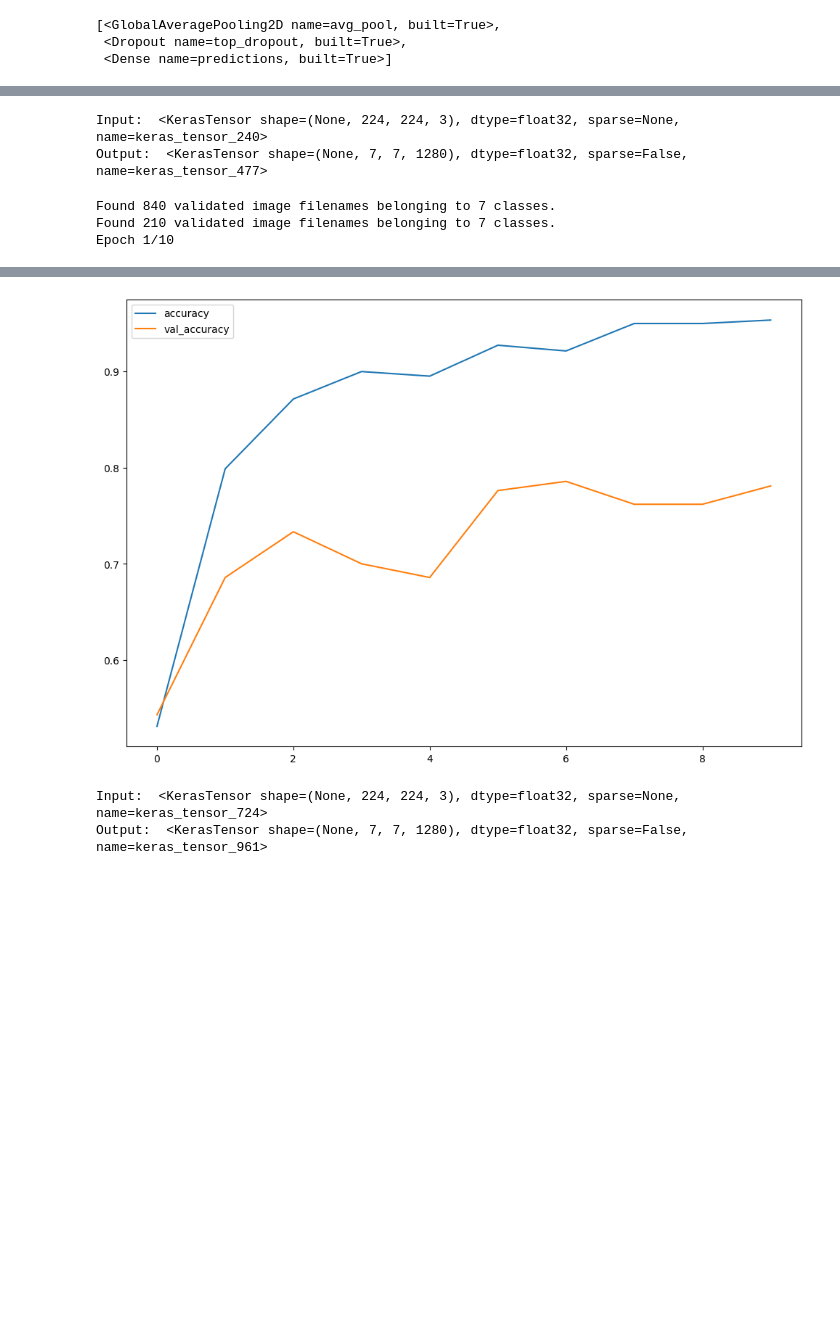
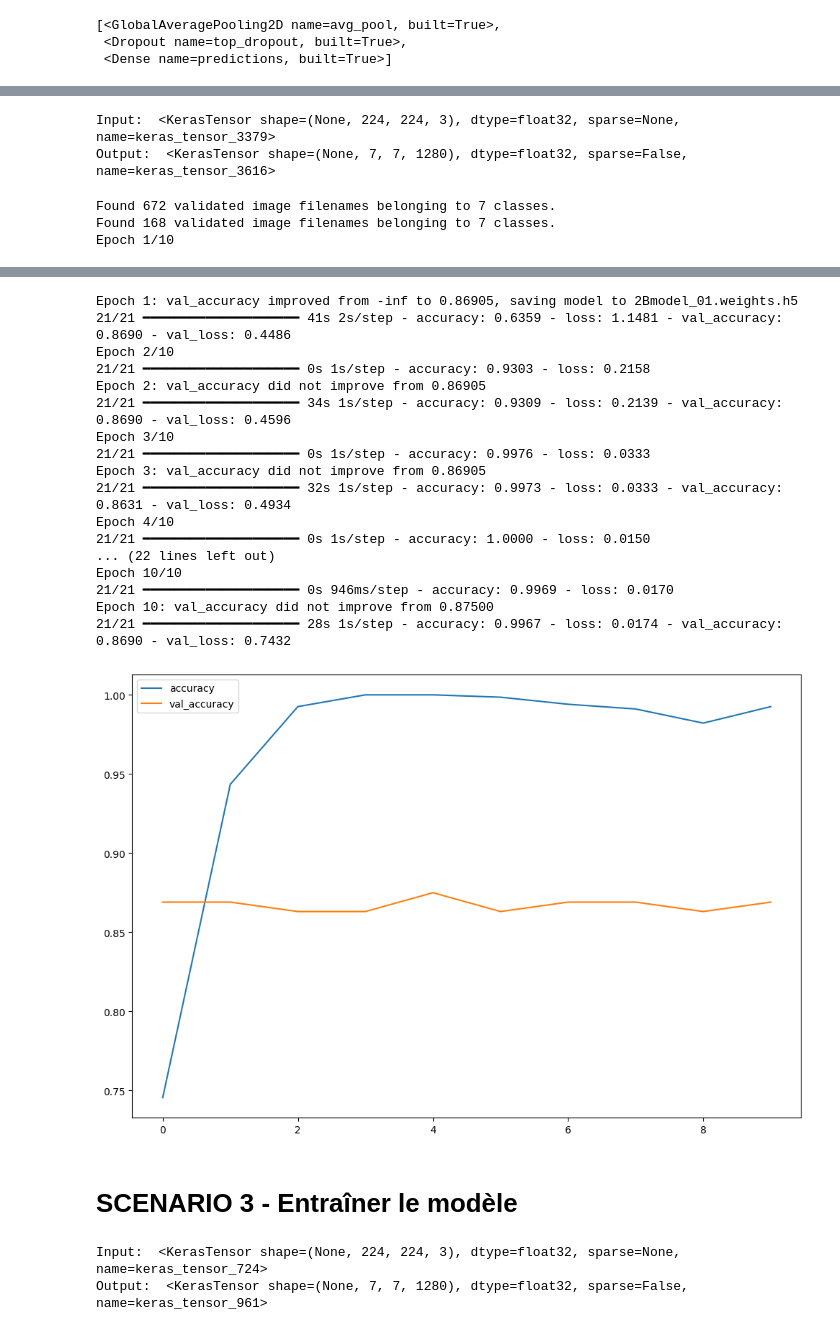
Before and after one commit to Hedredo/oc_projet_6, a Jupyter notebook: classification.ipynb, the cells around one changed output, grey strips where cells are left out. Cells and saved outputs as stored; diff of their text form; code cells hidden in the pictures; blank space fills up the shorter version.

Commit message:
MAJ_update_with_saved_weights

```diff
--- a/classification.ipynb
+++ b/classification.ipynb
@@ -73,0 +77,2 @@ model = EfficientNetB0(
+# %%
+X_train, X_test, y_train, y_test = train_test_split(image_df['image'], image_df['class'], test_size=0.2, random_state=314, stratify=image_df['class'])
@@ -73,0 +84,2 @@ model = EfficientNetB0(
+# %%
+model_params = dict()
@@ -81,5 +130,5 @@ model.layers[-3:]
 # %%
-def compile_and_fit(model, N_EPOCHS, LEARNING_RATE, data_augmentation_params=None):
+def compile_and_fit(model, N_EPOCHS, LEARNING_RATE, scenario, data_augmentation_params=None):
     if data_augmentation_params is not None:
         datagen = ImageDataGenerator(
             preprocessing_function=efficientnet_preprocess_input,
@@ -93,7 +142,7 @@ def compile_and_fit(model, N_EPOCHS, LEARNING_RATE, data_augmentation_params=Non
         )
 
     train_generator = datagen.flow_from_dataframe(
-        dataframe=image_df,
+        dataframe=train,
         directory='images',
         x_col='image',
         y_col='class',
@@ -104,7 +153,7 @@ def compile_and_fit(model, N_EPOCHS, LEARNING_RATE, data_augmentation_params=Non
     )
 
     validation_generator = datagen.flow_from_dataframe(
-        dataframe=image_df,
+        dataframe=train,
         directory='images',
         x_col='image',
         y_col='class',
@@ -121,11 +170,21 @@ def compile_and_fit(model, N_EPOCHS, LEARNING_RATE, data_augmentation_params=Non
         metrics=['accuracy']
     )
 
+    # Définir le callback pour sauvegarder les poids du modèle
+    checkpoint = ModelCheckpoint(
+        scenario+'_model_{epoch:02d}.weights.h5',
+        save_weights_only=True,
+        save_best_only=True,
+        monitor='val_accuracy',
+        mode='max',
+        verbose=1)
+
     # Entraîne le modèle
     history = model.fit(
         train_generator,
         validation_data=validation_generator,
-        epochs=N_EPOCHS
+        epochs=N_EPOCHS,
+        callbacks=[checkpoint]
     )
 
     # Retourne l'historique de l'entraînement
@@ -169,10 +402,15 @@ Epoch 10/10
 # %%
-# SCENARIO 2 : On utilise les poids pré-entraînés sur ImageNet ET on reproduit les dernières couches de l'output du modèle
-model = EfficientNetB0(
-    include_top=False,
-    weights='imagenet',
-    input_shape=(224, 224, 3)
-)
+# SCENARIO 2c : On utilise les poids pré-entraînés sur ImageNet ET avec une sortie sans régularisation avec deux dense hidden layer.
+scenario = "2C"
+# Enregistre les paramètres du modèle
+model_params[scenario] = {
+    'include_top': False,
+    'weights': 'imagenet',
+    'input_shape': (224, 224, 3)
+}
+
+# Charge le modèle EfficientNetB0
+model = EfficientNetB0(**model_params[scenario])
 
 # Gèle toutes les couches du modèle
 model.trainable = False
@@ -183,20 +421,20 @@ print("Output: ", model.output)
 
 # Ajoute les dernières couches denses du modèle
 x = tf.keras.layers.GlobalAveragePooling2D(name="avg_pool")(model.output)
-x = tf.keras.layers.BatchNormalization()(x)
-x = tf.keras.layers.Dropout(0.2, name='top_dropout')(x)
+x = tf.keras.layers.Dense(1024, activation='relu')(x)
+x = tf.keras.layers.Dense(1024, activation='relu')(x)
 predictions = tf.keras.layers.Dense(n_classes, activation='softmax', name='predictions')(x)
 
 # Crée un modèle à partir des inputs et des outputs
 model = Model(inputs=model.input, outputs=predictions)
 # %% [output]
-Input:  <KerasTensor shape=(None, 224, 224, 3), dtype=float32, sparse=None, name=keras_tensor_240>
-Output:  <KerasTensor shape=(None, 7, 7, 1280), dtype=float32, sparse=False, name=keras_tensor_477>
+Input:  <KerasTensor shape=(None, 224, 224, 3), dtype=float32, sparse=None, name=keras_tensor_3379>
+Output:  <KerasTensor shape=(None, 7, 7, 1280), dtype=float32, sparse=False, name=keras_tensor_3616>
 # %%
 LEARNING_RATE = 1e-3
 N_EPOCHS = 10
 
-history = compile_and_fit(model, N_EPOCHS, LEARNING_RATE)
+history = compile_and_fit(model, N_EPOCHS, LEARNING_RATE, scenario=scenario)
 
 # Affiche les courbes d'apprentissage
 plt.figure(figsize=(12, 8))
@@ -205,6 +443,6 @@ plt.plot(history.history['val_accuracy'], label='val_accuracy')
 plt.legend()
 plt.show()
 # %% [output]
-Found 840 validated image filenames belonging to 7 classes.
-Found 210 validated image filenames belonging to 7 classes.
+Found 672 validated image filenames belonging to 7 classes.
+Found 168 validated image filenames belonging to 7 classes.
 Epoch 1/10
@@ -230,3 +450,22 @@ Epoch 10/10
+Epoch 1: val_accuracy improved from -inf to 0.86905, saving model to 2Bmodel_01.weights.h5
+21/21 ━━━━━━━━━━━━━━━━━━━━ 41s 2s/step - accuracy: 0.6359 - loss: 1.1481 - val_accuracy: 0.8690 - val_loss: 0.4486
+Epoch 2/10
+21/21 ━━━━━━━━━━━━━━━━━━━━ 0s 1s/step - accuracy: 0.9303 - loss: 0.2158
+Epoch 2: val_accuracy did not improve from 0.86905
+21/21 ━━━━━━━━━━━━━━━━━━━━ 34s 1s/step - accuracy: 0.9309 - loss: 0.2139 - val_accuracy: 0.8690 - val_loss: 0.4596
+Epoch 3/10
+21/21 ━━━━━━━━━━━━━━━━━━━━ 0s 1s/step - accuracy: 0.9976 - loss: 0.0333
+Epoch 3: val_accuracy did not improve from 0.86905
+21/21 ━━━━━━━━━━━━━━━━━━━━ 32s 1s/step - accuracy: 0.9973 - loss: 0.0333 - val_accuracy: 0.8631 - val_loss: 0.4934
+Epoch 4/10
+21/21 ━━━━━━━━━━━━━━━━━━━━ 0s 1s/step - accuracy: 1.0000 - loss: 0.0150
+... (22 lines left out)
+Epoch 10/10
+21/21 ━━━━━━━━━━━━━━━━━━━━ 0s 946ms/step - accuracy: 0.9969 - loss: 0.0170
+Epoch 10: val_accuracy did not improve from 0.87500
+21/21 ━━━━━━━━━━━━━━━━━━━━ 28s 1s/step - accuracy: 0.9967 - loss: 0.0174 - val_accuracy: 0.8690 - val_loss: 0.7432
-[figure, old version]
+[figure, new version]
+# %% [markdown]
+# SCENARIO 3 - Entraîner le modèle
 # %%
 # SCENARIO 3 : Même modèle que le SCENARIO 2 mais on dégèle les dernières couches du modèle
```
Also changed, not shown: parts of 25 cells of this notebook, 24 other files.
